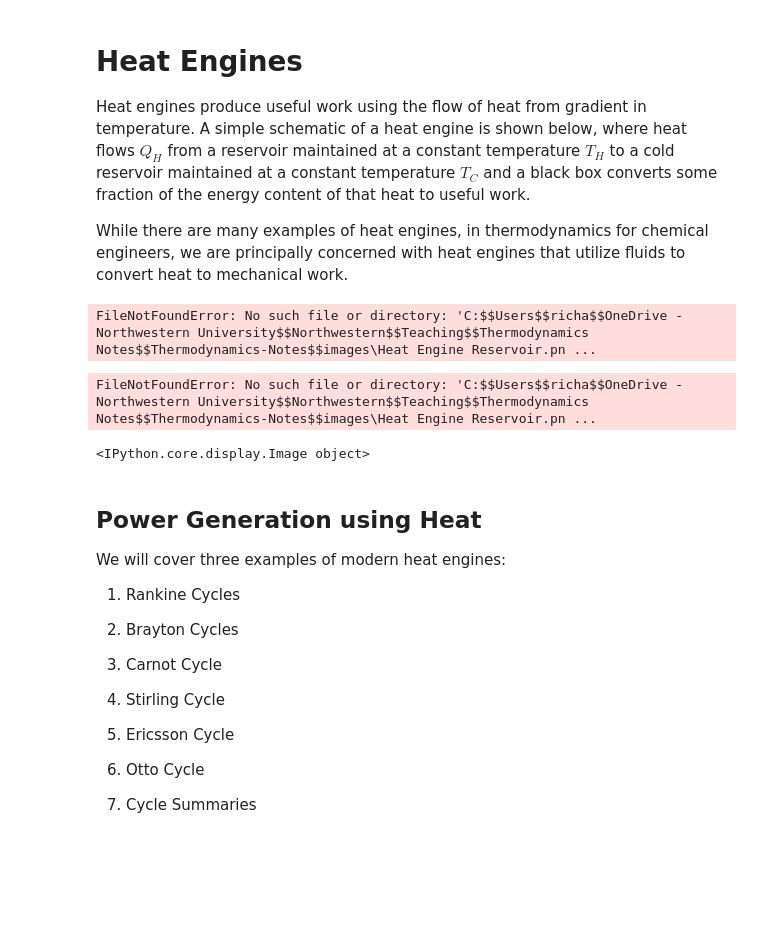
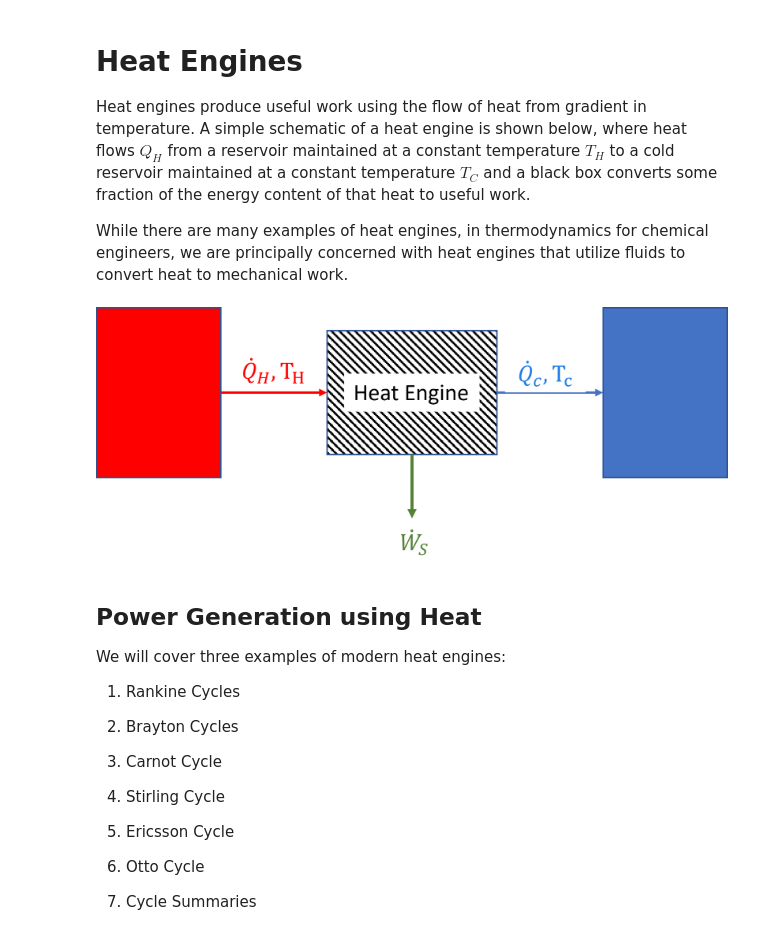
Before and after one commit to richardslaboratory/ChBE211_OER, a Jupyter notebook: _sources/Ch3/3.Heat-Engines.ipynb, the cells around one changed output. Cells and saved outputs as stored; diff of their text form; code cells hidden in the pictures; blank space fills up the shorter version.

```diff
--- a/_sources/Ch3/3.Heat-Engines.ipynb
+++ b/_sources/Ch3/3.Heat-Engines.ipynb
@@ -5,14 +5,12 @@ Heat engines produce useful work using the flow of heat from gradient in tempera
 
 While there are many examples of heat engines, in thermodynamics for chemical engineers, we are principally concerned with heat engines that utilize fluids to convert heat to mechanical work.
 # %%
-path = 'C:$$Users$$richa$$OneDrive - Northwestern University$$Northwestern$$Teaching$$Thermodynamics Notes$$Thermodynamics-Notes$$images'
+path = 'C:\\Users\\richa\\OneDrive - Northwestern University\\Northwestern\\Teaching\\Thermodynamics Notes\\Thermodynamics-Notes\\images'
 import os
 from IPython.display import Image
 Image(os.path.join(path, "Heat Engine Reservoir.png"))
 # %% [output]
-FileNotFoundError: No such file or directory: 'C:$$Users$$richa$$OneDrive - Northwestern University$$Northwestern$$Teaching$$Thermodynamics Notes$$Thermodynamics-Notes$$images\Heat Engine Reservoir.pn ...
-FileNotFoundError: No such file or directory: 'C:$$Users$$richa$$OneDrive - Northwestern University$$Northwestern$$Teaching$$Thermodynamics Notes$$Thermodynamics-Notes$$images\Heat Engine Reservoir.pn ...
-<IPython.core.display.Image object>
+[figure, added]
 # %% [markdown]
 ## Power Generation using Heat
 
```
Also changed, not shown: parts of 9 cells of this notebook, 29 other files.
